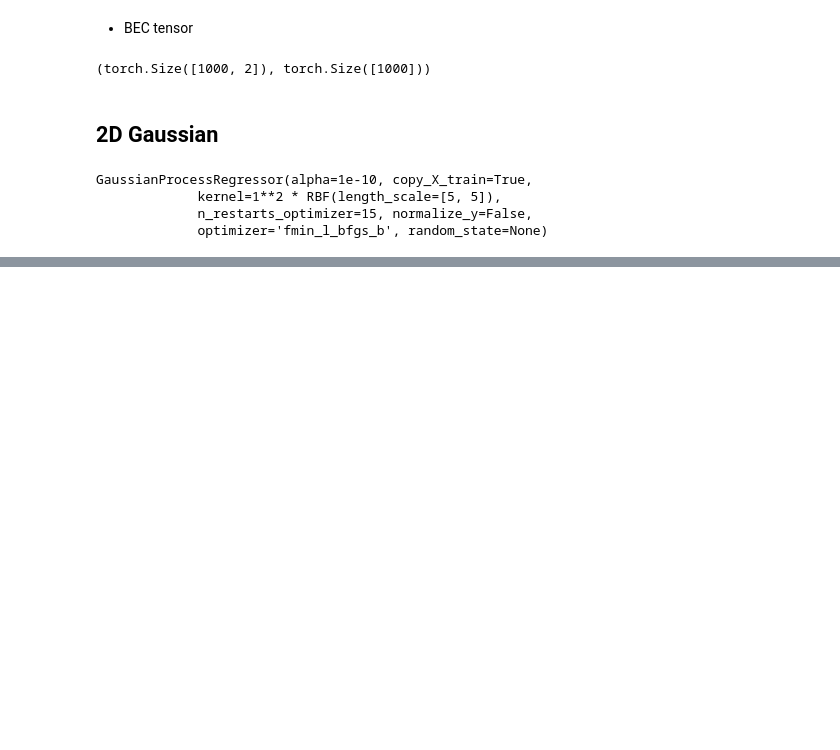
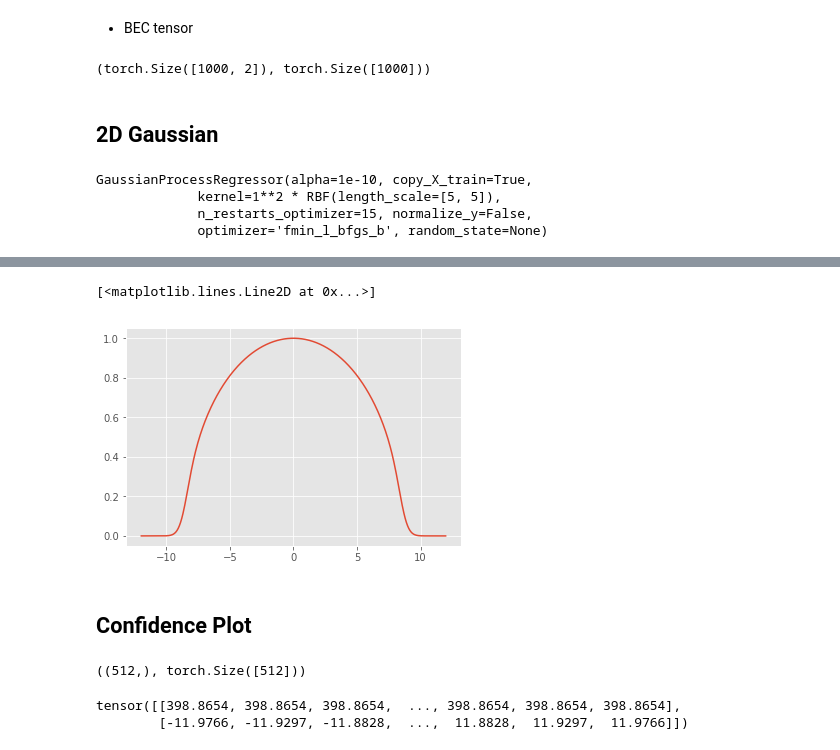
Before and after one commit to suriyadeepan/BayesianML, a Jupyter notebook: gaussian-processes/BEC.ipynb, the cells around one changed output, grey strips where cells are left out. Drawn from its saved outputs; the diff is of its cells as text; code cells hidden in the pictures; blank space fills up the shorter version.

```diff
--- a/gaussian-processes/BEC.ipynb
+++ b/gaussian-processes/BEC.ipynb
@@ -79,0 +142,16 @@ plt.scatter(X[:, 1].data.numpy(), gp.predict(X))
+# %%
+plt.plot(x_pred, to_np(y_pred))
+# %% [output]
+[<matplotlib.lines.Line2D at 0x...>]
+[figure, added]
+# %% [markdown]
+## Confidence Plot
+# %%
+x_pred.shape, y_pred.shape
+# %% [output]
+((512,), torch.Size([512]))
+# %%
+gx_pred
+# %% [output]
+tensor([[398.8654, 398.8654, 398.8654,  ..., 398.8654, 398.8654, 398.8654],
+        [-11.9766, -11.9297, -11.8828,  ...,  11.8828,  11.9297,  11.9766]])
```
Also changed, not shown: parts of 17 cells of this notebook.
